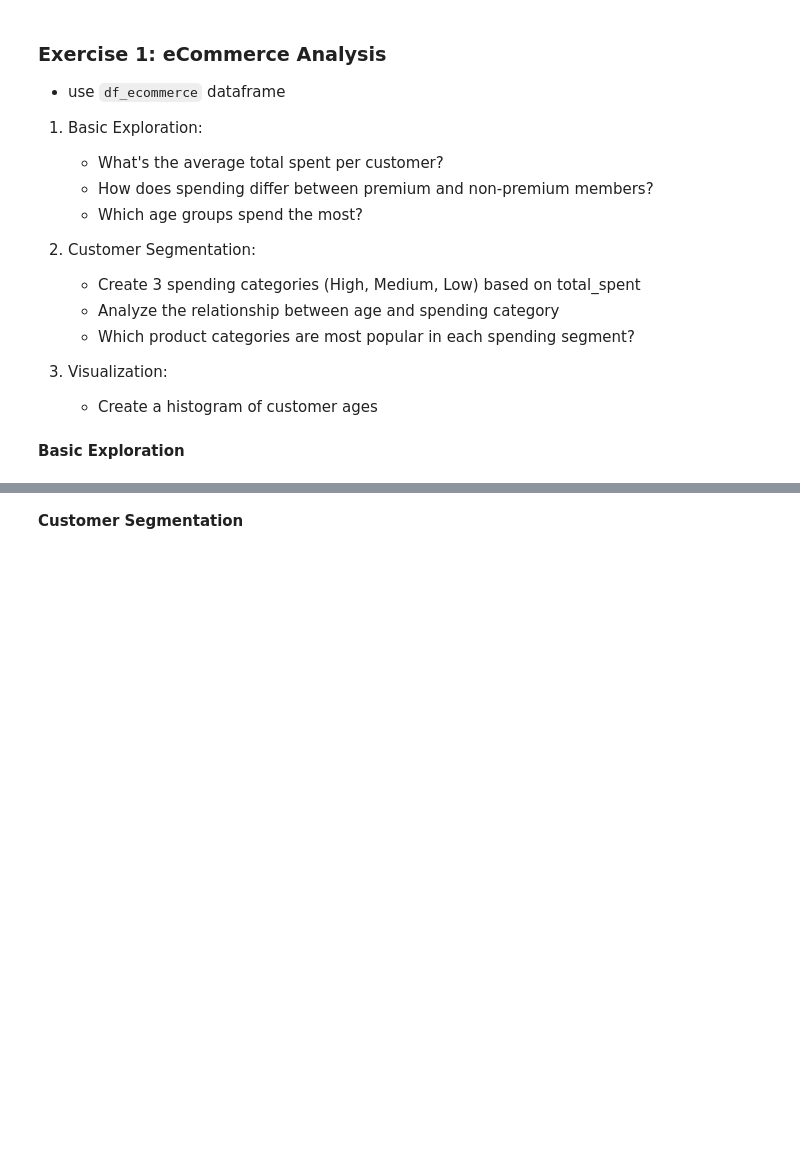
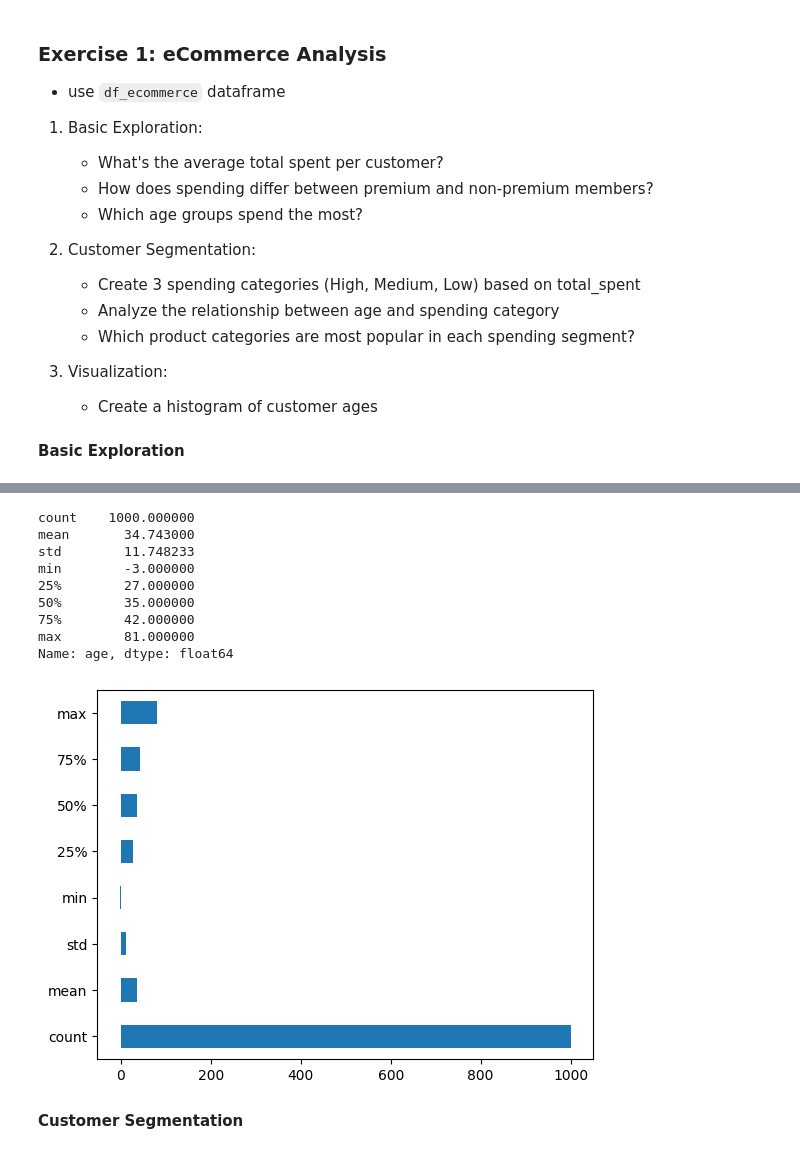
Before and after one commit to Kartavya-Jharwal/Kartavya_Business_Analytics2025, a Jupyter notebook: Week_1_S2_Pandas_DataFrames_START.ipynb, the cells around one changed output, grey strips where cells are left out. Cells and saved outputs as stored; diff of their text form; code cells hidden in the pictures; blank space fills up the shorter version.

```diff
--- a/Week_1_S2_Pandas_DataFrames_START.ipynb
+++ b/Week_1_S2_Pandas_DataFrames_START.ipynb
@@ -208,3 +402,18 @@ df_ecommerce.head()
+# %%
+# Age group analysis
+print(df_ecommerce["age"].describe())
+a = df_ecommerce["age"].describe().plot.barh()
+# %% [output]
+count    1000.000000
+mean       34.743000
+std        11.748233
+min        -3.000000
+25%        27.000000
+50%        35.000000
+75%        42.000000
+max        81.000000
+Name: age, dtype: float64
+[figure, added]
 # %% [markdown]
 **Customer Segmentation**
 # %%
```
Also changed, not shown: parts of 46 cells of this notebook.
